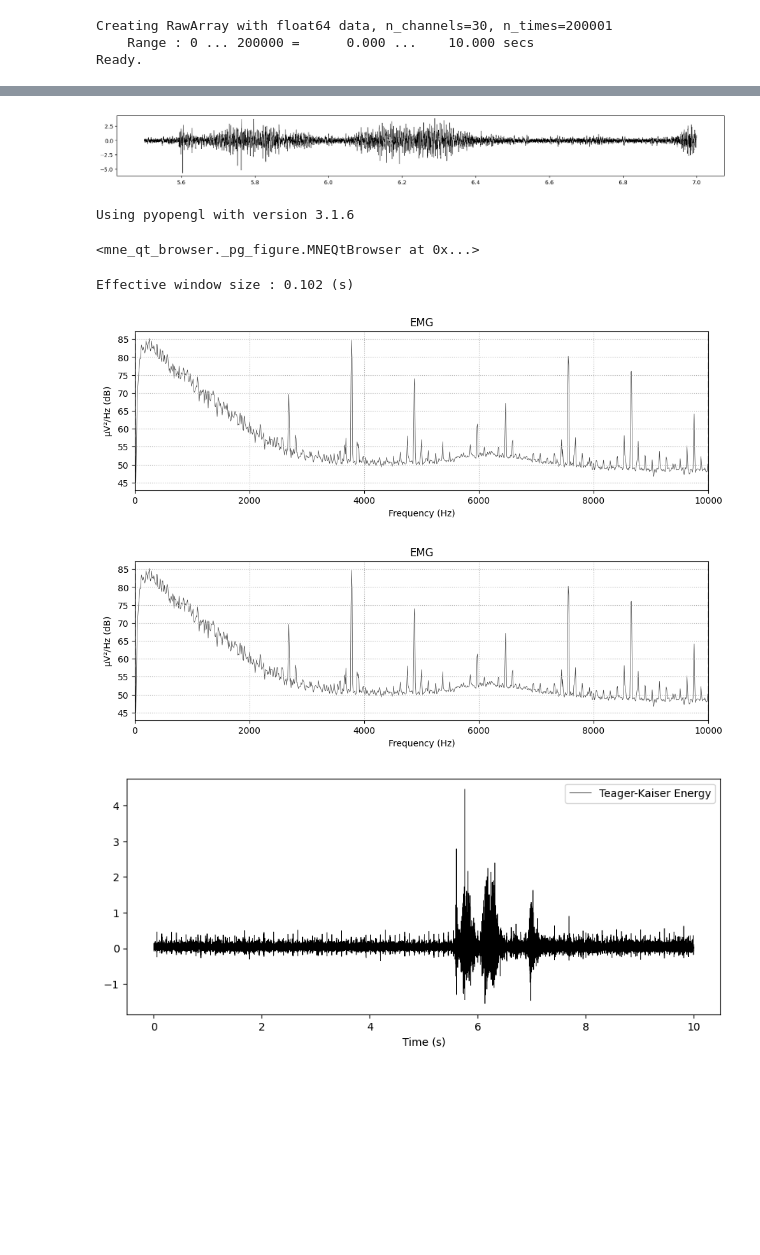
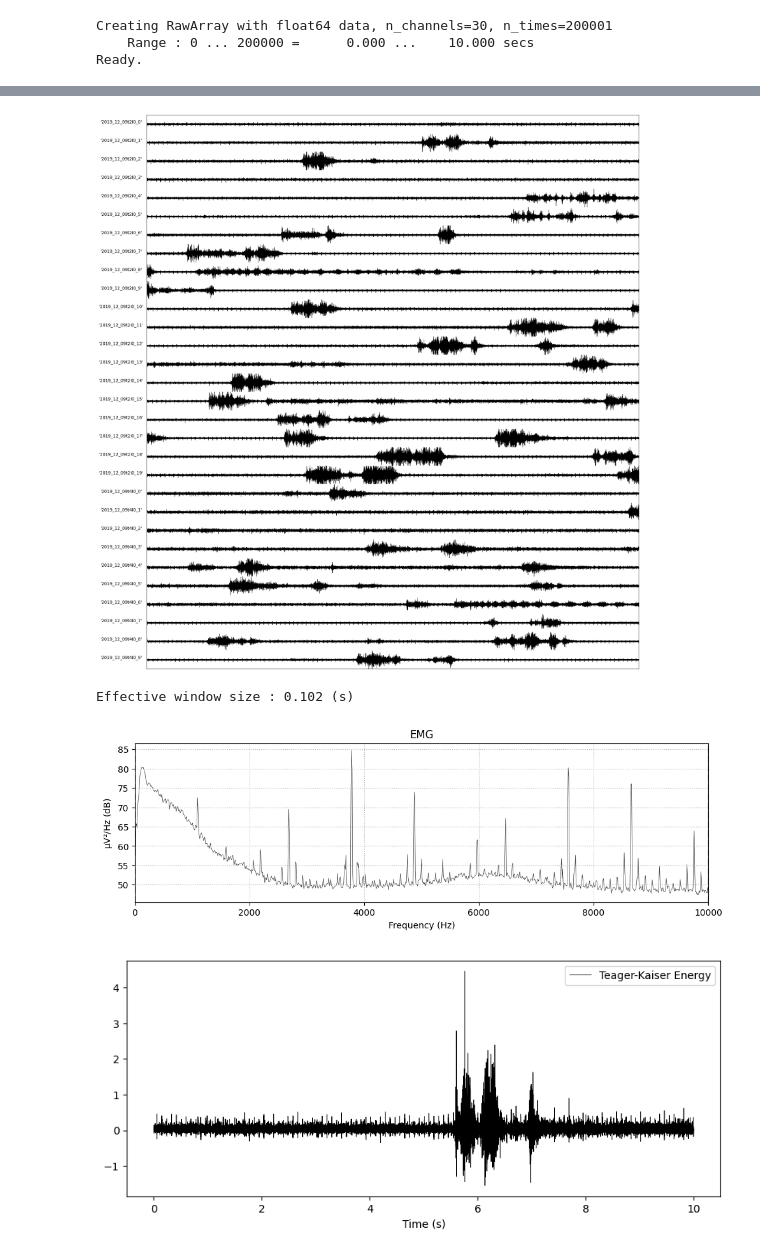
Before and after one commit to kerseviciute/spontaneous-movement, a Jupyter notebook: emg.ipynb, the cells around one changed output, grey strips where cells are left out. Drawn from its saved outputs; the diff is of its cells as text; code cells hidden in the pictures; blank space fills up the shorter version.

```diff
--- a/emg.ipynb
+++ b/emg.ipynb
@@ -67,26 +91,15 @@ Designing a one-pass, zero-phase, non-causal highpass filter:
 | Highpass | 0.00 Hz |
 | Lowpass | 10000.00 Hz |
 | Duration | 00:00:10 (HH:MM:SS) |
-# %%
-emg_data = raw.get_data(picks = [ channels[ 1 ] ])[0]
-times = raw.times
-times = list(times)
-plt.figure(figsize=(20, 2))
-# plt.plot(times, emg_data, linewidth = 0.5, color = 'black')
-plt.plot(times[ int(sfreq / 10 * 55) : int(sfreq / 10 * 70) ], emg_data[ int(sfreq / 10 * 55) : int(sfreq / 10 * 70) ], linewidth = 0.5, color = 'black')
-plt.show()
-# %% [output]
-[figure, removed]
-# %%
-mne.viz.plot_raw(raw, n_channels = len(raw.ch_names), scalings = 'auto')
-# %% [output]
-Using pyopengl with version 3.1.6
-<mne_qt_browser._pg_figure.MNEQtBrowser at 0x...>
+# %%
+plot_channels(data = raw.get_data().T, time = raw.times, channels = channels, limit = 4)
+# %% [output]
+[figure, added]
 # %%
 # Periodogram
-raw.compute_psd(picks = channels[ 1 ]).plot(picks = channels[ 1 ])
+raw.compute_psd(picks = channels[ 0 ]).plot(picks = channels[ 0 ])
+plt.show()
 # %% [output]
 Effective window size : 0.102 (s)
-[figure, old version]
+[figure, new version]
-[figure, removed]
 # %%
```
Also changed, not shown: parts of 11 cells of this notebook.
